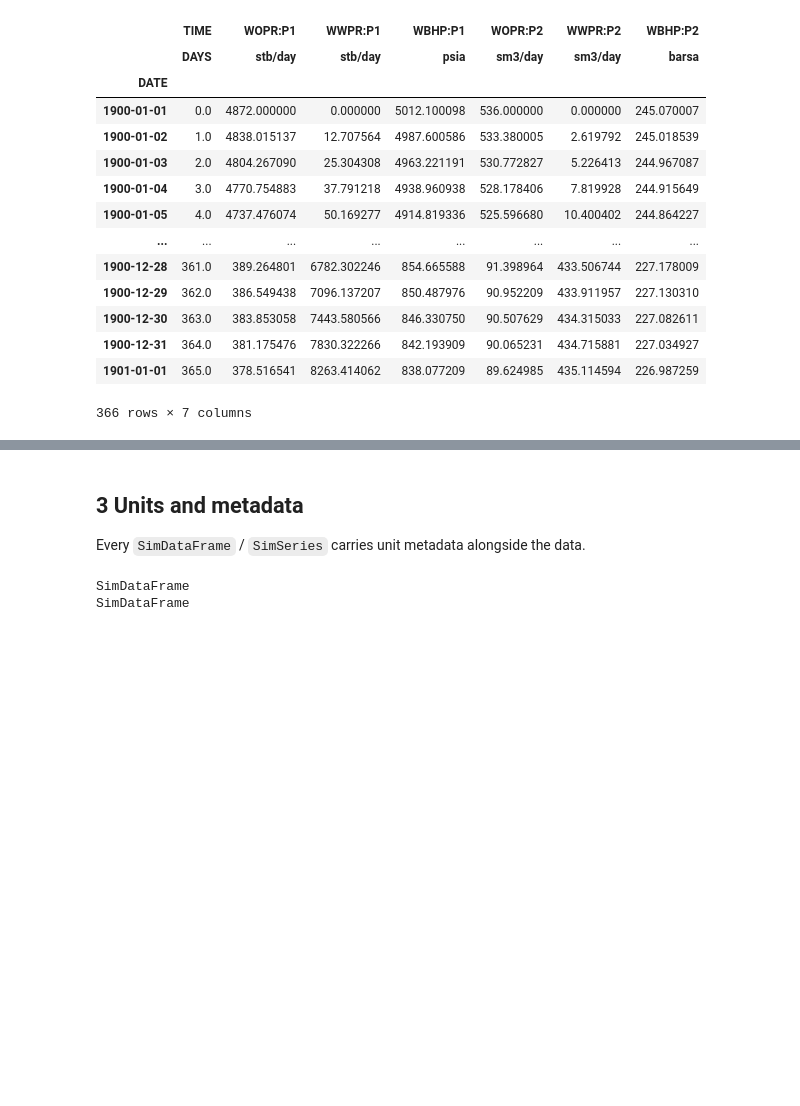
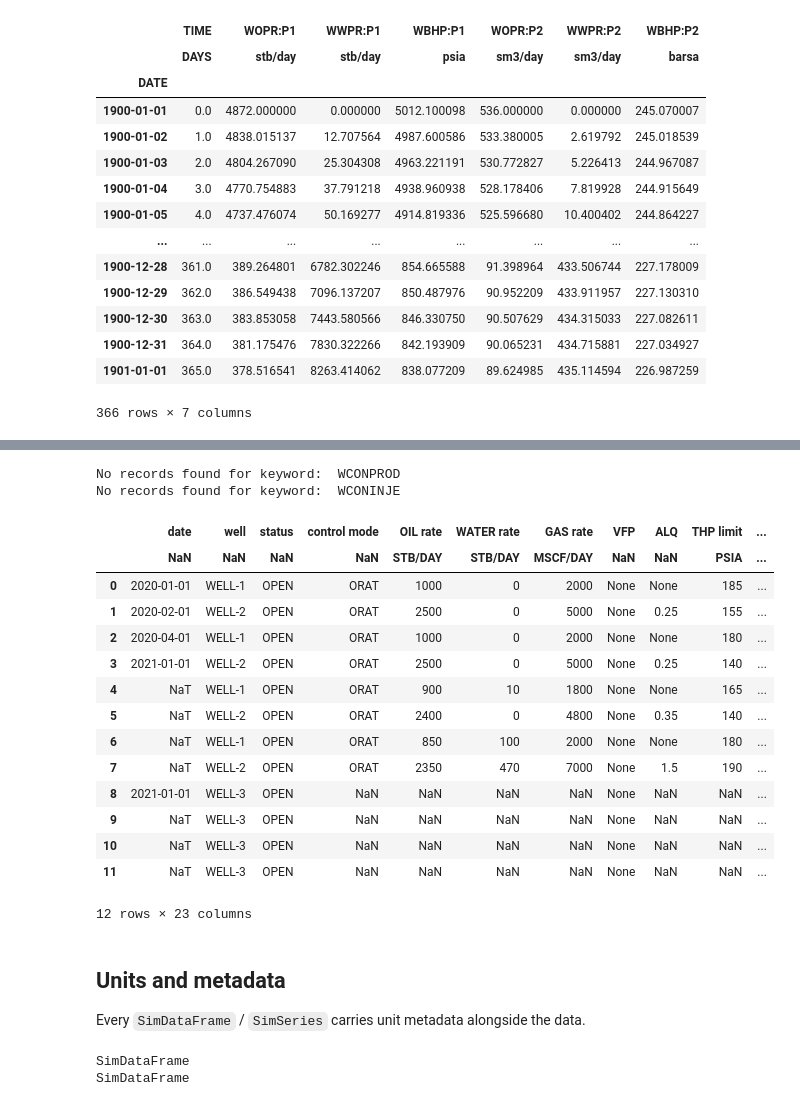
Before and after one commit to ayaranitram/simpandas, a Jupyter notebook: simpandas_demo.ipynb, the cells around one changed output, grey strips where cells are left out. Drawn from its saved outputs; the diff is of its cells as text; code cells hidden in the pictures; blank space fills up the shorter version.

```diff
--- a/simpandas_demo.ipynb
+++ b/simpandas_demo.ipynb
@@ -59,0 +65,5 @@ sample_smry
+# %%
+from pathlib import Path
+
+schedule_path = "test/_testing_data/SAMPLE_SCHEDULE.DATA"
+print(Path(schedule_path).read_text(encoding="cp1252"))
@@ -60,5 +88,26 @@ sample_smry
+# %%
+dummy_schedule = spd.read_schedule(schedule_path)
+dummy_schedule
+# %% [output]
+No records found for keyword:  WCONPROD
+No records found for keyword:  WCONINJE
+|  | date | well | status | control mode | OIL rate | WATER rate | GAS rate | VFP | ALQ | THP limit | ... |
+|  | NaN | NaN | NaN | NaN | STB/DAY | STB/DAY | MSCF/DAY | NaN | NaN | PSIA | ... |
+| 0 | 2020-01-01 | WELL-1 | OPEN | ORAT | 1000 | 0 | 2000 | None | None | 185 | ... |
+| 1 | 2020-02-01 | WELL-2 | OPEN | ORAT | 2500 | 0 | 5000 | None | 0.25 | 155 | ... |
+| 2 | 2020-04-01 | WELL-1 | OPEN | ORAT | 1000 | 0 | 2000 | None | None | 180 | ... |
+| 3 | 2021-01-01 | WELL-2 | OPEN | ORAT | 2500 | 0 | 5000 | None | 0.25 | 140 | ... |
+| 4 | NaT | WELL-1 | OPEN | ORAT | 900 | 10 | 1800 | None | None | 165 | ... |
+| 5 | NaT | WELL-2 | OPEN | ORAT | 2400 | 0 | 4800 | None | 0.35 | 140 | ... |
+| 6 | NaT | WELL-1 | OPEN | ORAT | 850 | 100 | 2000 | None | None | 180 | ... |
+| 7 | NaT | WELL-2 | OPEN | ORAT | 2350 | 470 | 7000 | None | 1.5 | 190 | ... |
+| 8 | 2021-01-01 | WELL-3 | OPEN | NaN | NaN | NaN | NaN | None | NaN | NaN | ... |
+| 9 | NaT | WELL-3 | OPEN | NaN | NaN | NaN | NaN | None | NaN | NaN | ... |
+| 10 | NaT | WELL-3 | OPEN | NaN | NaN | NaN | NaN | None | NaN | NaN | ... |
+| 11 | NaT | WELL-3 | OPEN | NaN | NaN | NaN | NaN | None | NaN | NaN | ... |
+12 rows × 23 columns
 # %% [markdown]
-## 3  Units and metadata
+## Units and metadata
 
 Every `SimDataFrame` / `SimSeries` carries unit metadata alongside the data.
 # %%
```
Also changed, not shown: parts of 18 cells of this notebook, 18 other files.
